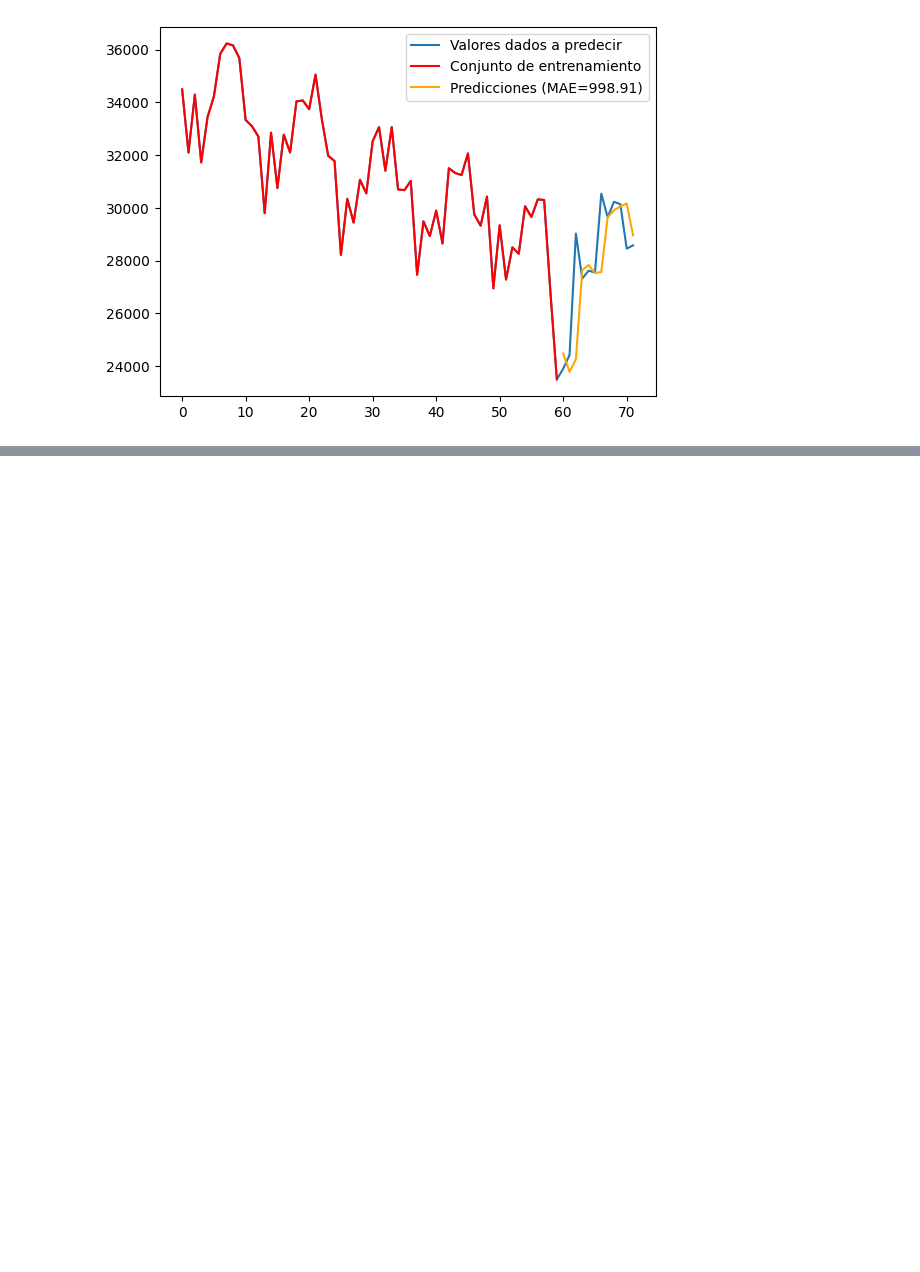
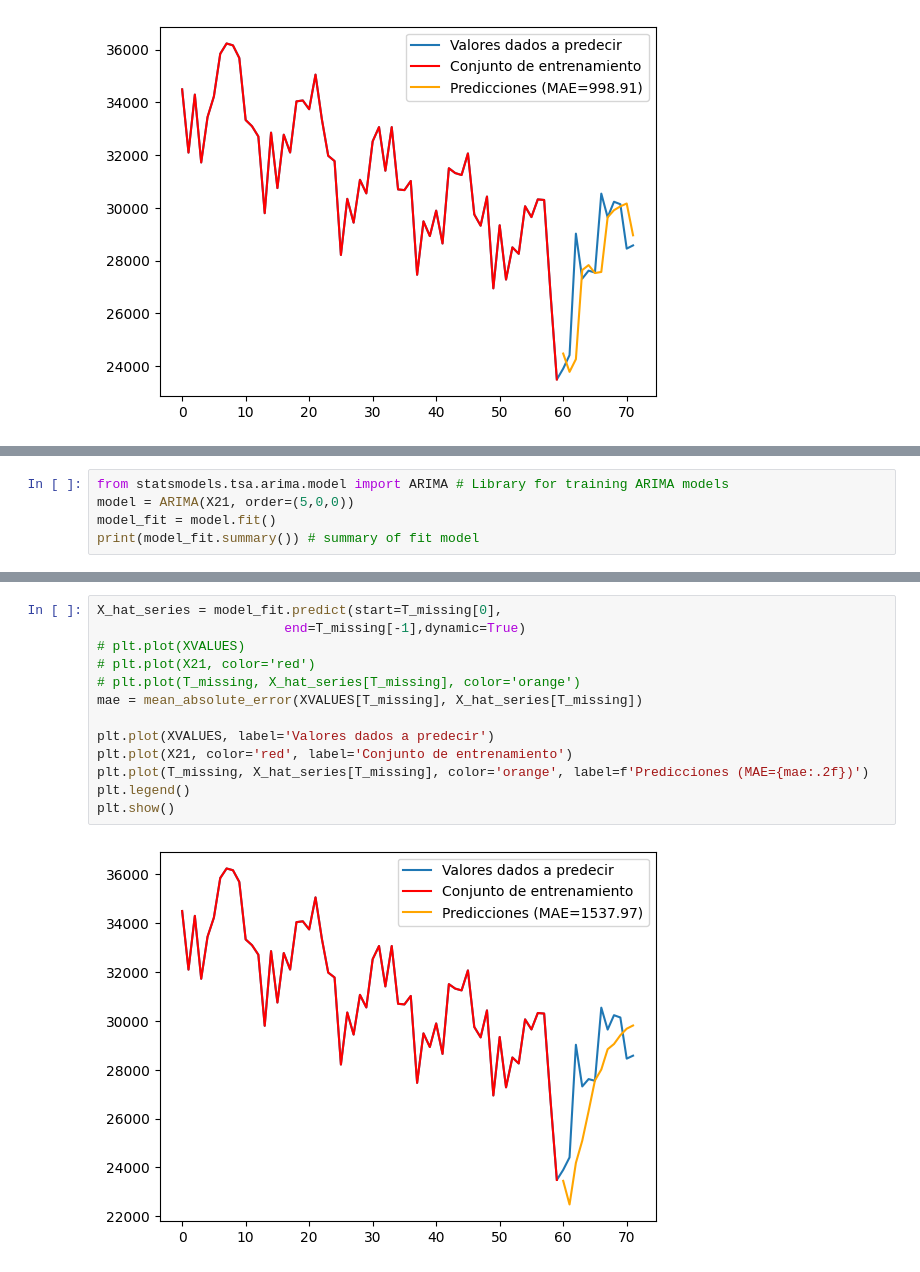
Before and after one commit to MarioGRBlanco/MCP, a Jupyter notebook: 3_seriesVersion2.ipynb, the cells around one changed output, grey strips where cells are left out. Drawn from its saved outputs; the diff is of its cells as text; blank space fills up the shorter version.

Commit message:
Añadidos modelos de predicción

```diff
--- a/3_seriesVersion2.ipynb
+++ b/3_seriesVersion2.ipynb
@@ -324,0 +330,5 @@ plt.show()
+# %%
+from statsmodels.tsa.arima.model import ARIMA # Library for training ARIMA models
+model = ARIMA(X21, order=(5,0,0))
+model_fit = model.fit()
+print(model_fit.summary()) # summary of fit model
@@ -324,0 +353,15 @@ plt.show()
+# %%
+X_hat_series = model_fit.predict(start=T_missing[0],
+                        end=T_missing[-1],dynamic=True)
+# plt.plot(XVALUES)
+# plt.plot(X21, color='red')
+# plt.plot(T_missing, X_hat_series[T_missing], color='orange')
+mae = mean_absolute_error(XVALUES[T_missing], X_hat_series[T_missing])
+
+plt.plot(XVALUES, label='Valores dados a predecir')
+plt.plot(X21, color='red', label='Conjunto de entrenamiento')
+plt.plot(T_missing, X_hat_series[T_missing], color='orange', label=f'Predicciones (MAE={mae:.2f})')
+plt.legend()
+plt.show()
+# %% [output]
+[figure, added]
```
Also changed, not shown: parts of 9 cells of this notebook.
